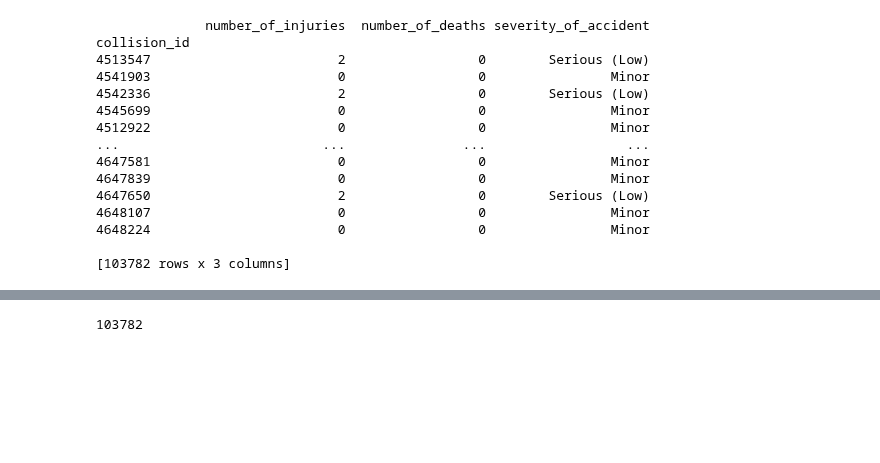
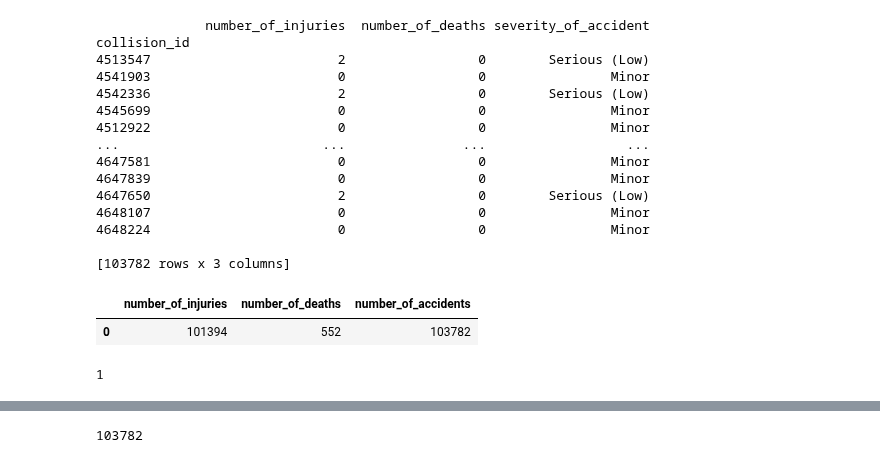
Before and after one commit to ReiannaLiu/MotorVehicleCollision, a Jupyter notebook: data_cleaning_process/loading_data.ipynb, the cells around one changed output, grey strips where cells are left out. Cells and saved outputs as stored; diff of their text form; code cells hidden in the pictures; blank space fills up the shorter version.

```diff
--- a/data_cleaning_process/loading_data.ipynb
+++ b/data_cleaning_process/loading_data.ipynb
@@ -321,3 +221,16 @@ collision_id
 4648224                        0                 0                Minor
 
 [103782 rows x 3 columns]
+# %%
+# replace null value in vehicle_type_code_1 with 'Unspecified'
+df['vehicle_type_code_1'].fillna('Unspecified', inplace=True)
+# %%
+statistics_df = pd.DataFrame({
+    "number_of_injuries": [df["number_of_injuries"].sum()],
+    "number_of_deaths": [df["number_of_deaths"].sum()],
+    "number_of_accidents": [df.shape[0]]
+})
+statistics_df.head()
+# %% [output]
+|  | number_of_injuries | number_of_deaths | number_of_accidents |
+| 0 | 101394 | 552 | 103782 |
@@ -324,3 +245,7 @@ collision_id
+# %%
+statistics_df.to_sql('motor_statistic', engine, if_exists='append', index=False)
+# %% [output]
+1
 # %%
 import json
 
```
Also changed, not shown: parts of 25 cells of this notebook, 8 other files.
